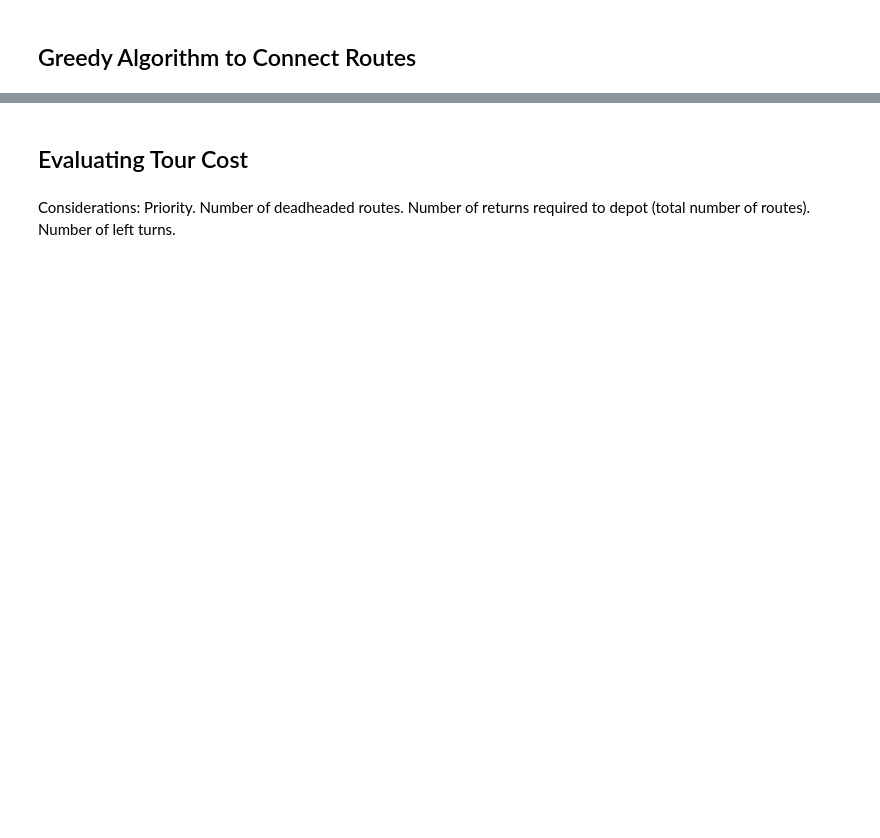
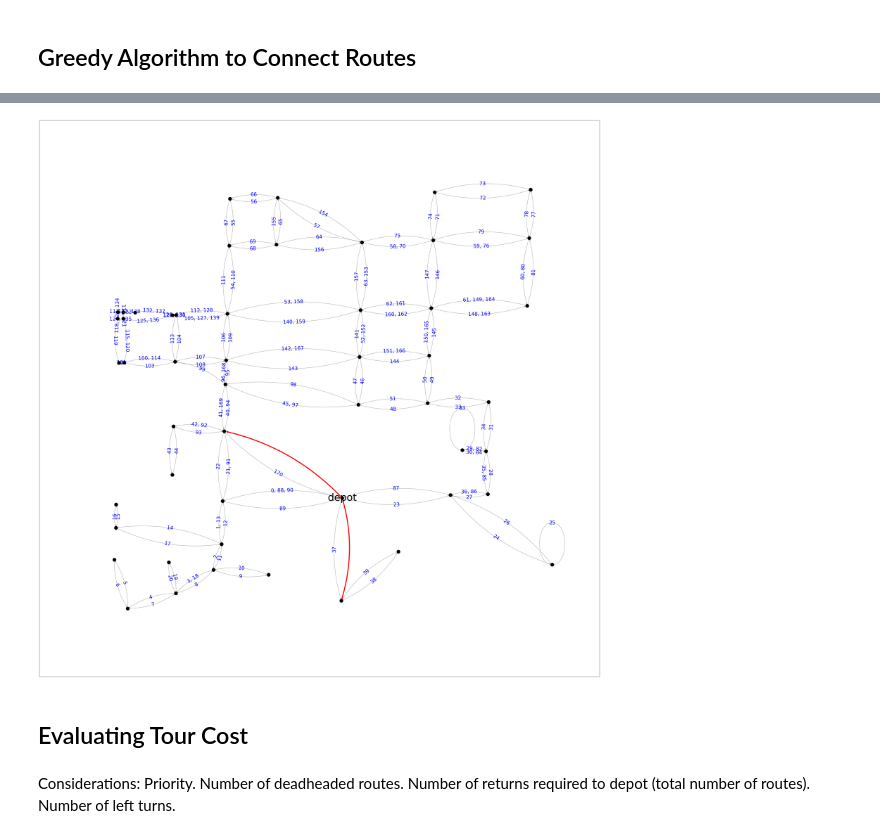
Before and after one commit to Ian1528/Snowplow-Route-Optimization, a Jupyter notebook: ToyProblem4-StreetsData/GreedyCoverage.ipynb, the cells around one changed output, grey strips where cells are left out. Saved outputs shown, nothing was run; the diff lists cells and outputs as text; code cells hidden in the pictures; blank space fills up the shorter version.

```diff
--- a/ToyProblem4-StreetsData/GreedyCoverage.ipynb
+++ b/ToyProblem4-StreetsData/GreedyCoverage.ipynb
@@ -952,0 +991,17 @@ coverage after adding:  0.9552238805970149
+# %%
+visited = set()
+G_uncovered = nx.MultiDiGraph()
+
+for route in final_routes:
+    for step in route:
+        visited.add((step.node1, step.node2, step.id))
+for edge in G_strong.edges(data=True, keys=True):
+    if (edge[0], edge[1], edge[2]) not in visited:
+        G_uncovered.add_edge(edge[0], edge[1], key=edge[2], **edge[3])
+        node1_attr = G_strong.nodes(data=True)[edge[0]]
+        node2_attr = G_strong.nodes(data=True)[edge[1]]
+        print(node1_attr)
+        nx.set_node_attributes(G_uncovered, {edge[0]:{'x':node1_attr['x'], 'y':node1_attr['y']}})
+        nx.set_node_attributes(G_uncovered, {edge[1]:{'x':node2_attr['x'], 'y':node2_attr['y']}})
+
+print(G_uncovered)
@@ -953,3 +1012,65 @@ coverage after adding:  0.9552238805970149
+# %%
+def draw_labeled_multigraph_with_edge_highlighting(G, G_overlap, pos, pos_overlap, attr_name, ax=None):
+    """
+    Length of connectionstyle must be at least that of a maximum number of edges
+    between pair of nodes. This number is maximum one-sided connections
+    for directed graph and maximum total connections for undirected graph.
+    """
+    # Works with arc3 and angle3 connectionstyles
+    connectionstyle = [f"arc3,rad={r}" for r in it.accumulate([0.15] * 4)]
+    # connectionstyle = [f"angle3,angleA={r}" for r in it.accumulate([30] * 4)]
+
+    node_lables = dict([(node, "") if node != 53506803 else (node, "depot") for node in G.nodes()]) # label the depot
+
+    plt.figure(figsize=(50, 50))
+    nx.draw_networkx_nodes(G, pos, ax=ax, node_color="black")
+    nx.draw_networkx_labels(G, pos, font_size=50, ax=ax, labels=node_lables)
+    nx.draw_networkx_edges(
+        G, pos, edge_color="grey", connectionstyle=connectionstyle, ax=ax
+    )
+
+    nx.draw_networkx_edges(
+        G_overlap, pos_overlap, edge_color="red", connectionstyle=connectionstyle, ax=ax, width=5
+    )
+
+    labels = {
+        tuple(edge): f"{attrs[attr_name]}"
+        for *edge, attrs in G.edges(keys=True, data=True)
+    }
+    nx.draw_networkx_edge_labels(
+        G,
+        pos,
+        labels,
+        connectionstyle=connectionstyle,
+        label_pos=0.5,
+        font_color="blue",
+        font_size=25,
+        bbox={"alpha": 0},
+        ax=ax,
+    )
+
+def add_order_attribute(G, routes):
+    G_graph = G.copy()
+    count = 0
+    for route in routes:
+        for step in route:
+            if G_graph[step.node1][step.node2][step.id].get('order') is None:
+                G_graph[step.node1][step.node2][step.id]['order'] = str(count)
+            else:
+                G_graph[step.node1][step.node2][step.id]['order'] += ", " + str(count)
+            count += 1
+    for edge in G_graph.edges(data=True):
+        if edge[2].get('order') is None:
+            edge[2]['order'] = ""
+    return G_graph
+
+G_Graph = add_order_attribute(G_strong, final_routes)
+node_positions = {node[0]: (node[1]['x'], node[1]['y']) for node in G_strong.nodes(data=True)}
+node_positions_overlapped = {node[0]: (node[1]['x'], node[1]['y']) for node in G_uncovered.nodes(data=True)}
+
+draw_labeled_multigraph_with_edge_highlighting(G_Graph, G_uncovered, node_positions, node_positions_overlapped, 'order')
+# %% [output]
+[figure, added]
 # %% [markdown]
 ## Evaluating Tour Cost
 # %% [markdown]
```
Also changed, not shown: parts of 16 cells of this notebook, 9 other files.
